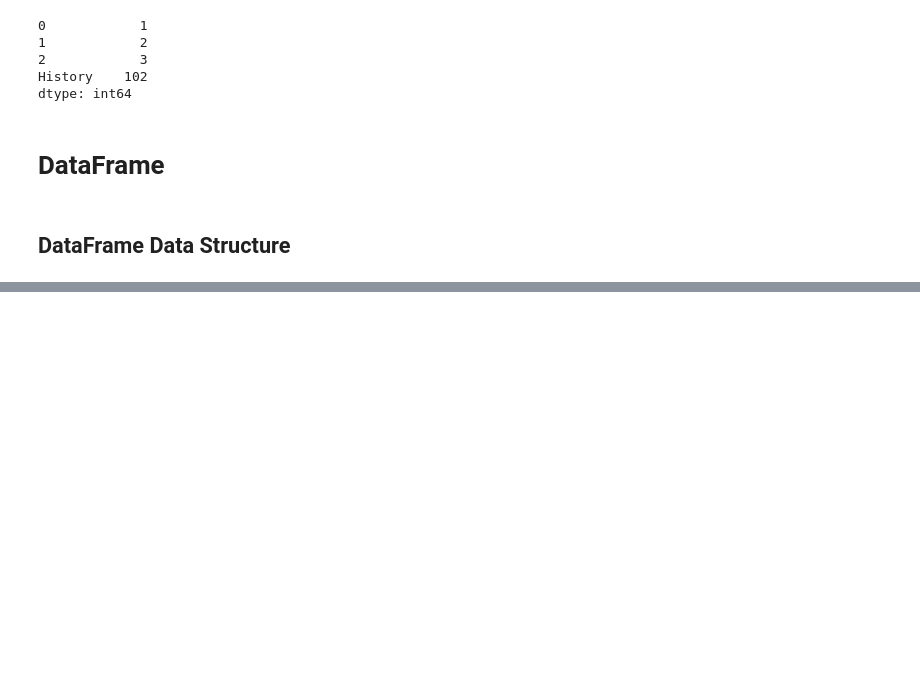
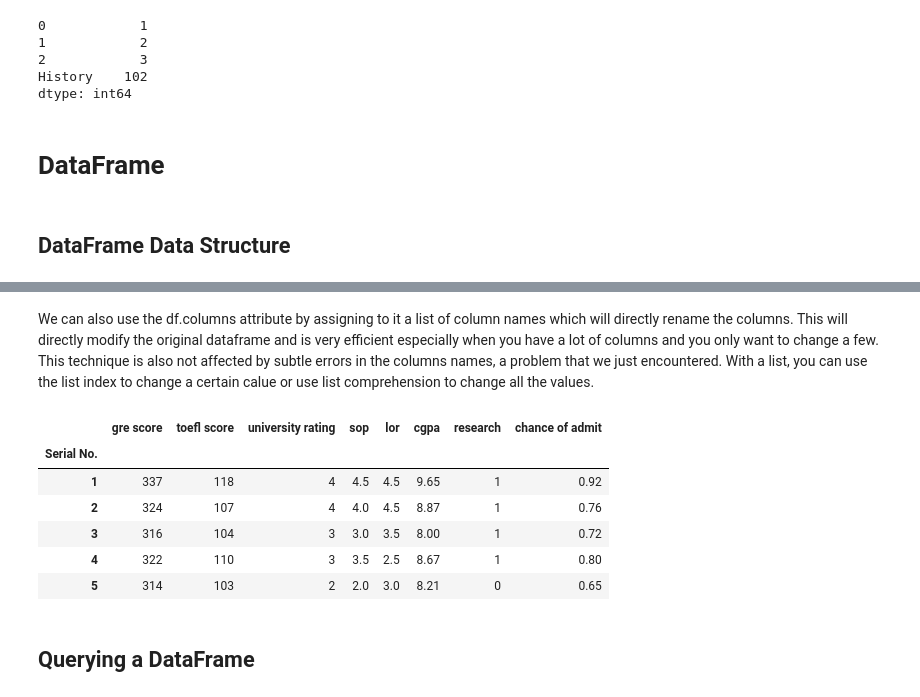
Before and after one commit to jaredwilliam/Applied_Data_Science_Python, a Jupyter notebook: 1_Intro_to_Data_Science_in_Python/Week 2/Introduction to Pandas.ipynb, the cells around one changed output, grey strips where cells are left out. Cells and saved outputs as stored; diff of their text form; code cells hidden in the pictures; blank space fills up the shorter version.

```diff
--- a/1_Intro_to_Data_Science_in_Python/Week 2/Introduction to Pandas.ipynb
+++ b/1_Intro_to_Data_Science_in_Python/Week 2/Introduction to Pandas.ipynb
@@ -253,0 +471,20 @@ dtype: int64
+# %% [markdown]
+We can also use the df.columns attribute by assigning to it a list of column names which will directly rename the columns. This will directly modify the original dataframe and is very efficient especially when you have a lot of columns and you only want to change a few. This technique is also not affected by subtle errors in the columns names, a problem that we just encountered. With a list, you can use the list index to change a certain calue or use list comprehension to change all the values.
+# %%
+# First get the list
+cols = list(df.columns)
+# Strip and lowercase the list elements
+cols = [x.strip().lower() for x in cols]
+# Then overwrite what is in the columns attribute
+df.columns = cols
+df.head()
+# %% [output]
+|  | gre score | toefl score | university rating | sop | lor | cgpa | research | chance of admit |
+| Serial No. |  |  |  |  |  |  |  |  |
+| 1 | 337 | 118 | 4 | 4.5 | 4.5 | 9.65 | 1 | 0.92 |
+| 2 | 324 | 107 | 4 | 4.0 | 4.5 | 8.87 | 1 | 0.76 |
+| 3 | 316 | 104 | 3 | 3.0 | 3.5 | 8.00 | 1 | 0.72 |
+| 4 | 322 | 110 | 3 | 3.5 | 2.5 | 8.67 | 1 | 0.80 |
+| 5 | 314 | 103 | 2 | 2.0 | 3.0 | 8.21 | 0 | 0.65 |
+# %% [markdown]
+## Querying a DataFrame
```
Also changed, not shown: parts of 49 cells of this notebook, 1 other file.
